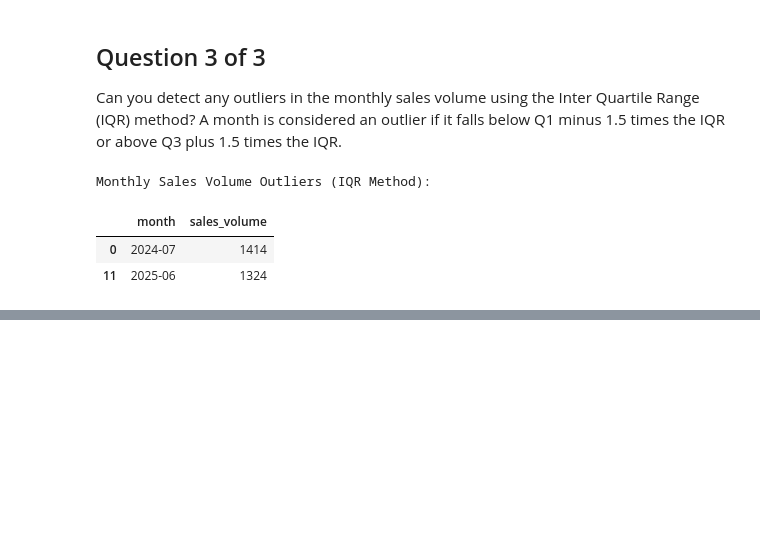
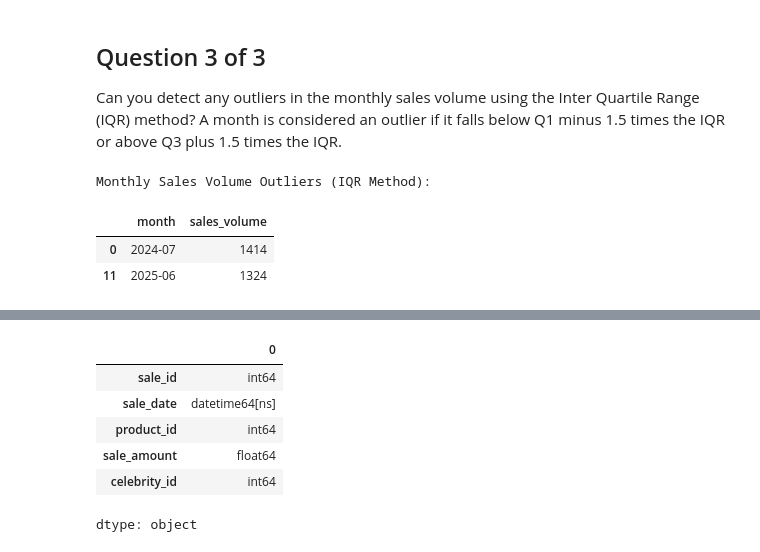
Before and after one commit to Haris-09/Python-Summer-Party-Challenge, a Jupyter notebook: Python_Summer_Party.ipynb, the cells around one changed output, grey strips where cells are left out. Cells and saved outputs as stored; diff of their text form; code cells hidden in the pictures; blank space fills up the shorter version.

```diff
--- a/Python_Summer_Party.ipynb
+++ b/Python_Summer_Party.ipynb
@@ -864,0 +875,35 @@ Monthly Sales Volume Outliers (IQR Method):
+# %%
+fct_sales = """sale_id	 sale_date  	product_id	 sale_amount	 celebrity_id
+1	 2025-01-10	 901	 NaN	 101
+2	 2025-01-15	 901	 1500	 101
+3	 2025-02-03	 902	 2000.5	 102
+4	 2025-03-12	 903	 2500.75	 103
+5	 2025-03-20	 904	 NaN	 104
+6	 2025-02-28	 901	 1000	 101
+7	 2025-03-25	 902	 300	 102
+8	 2025-03-30	 905	 1800	 105
+9  2025-01-20	 903	 1200	 103
+10	 2025-02-05	 906	 500	 106
+11	 2025-03-01	 907	 2200	 107
+12	 2025-02-15	 908	 1300	 101
+13	 2025-03-15	 909	 NaN	 102
+14	 2025-01-25	 910	 900	 108
+15	 2025-02-20	 905	 700	 105
+16	 2025-03-28	 902	 1500	 102
+17	 2024-11-15	 901	 800	 101
+18	 2024-07-30	 902	 1000	 102
+19	 2025-04-10	 905	 2000	 105
+20	 2024-09-05	 903	 1100	 103
+"""
+
+fct_sales = pd.read_csv(io.StringIO(fct_sales), sep='\s\s+', engine='python')
+fct_sales['sale_date'] = pd.to_datetime(fct_sales['sale_date'])
+fct_sales.dtypes
+# %% [output]
+|  | 0 |
+| sale_id | int64 |
+| sale_date | datetime64[ns] |
+| product_id | int64 |
+| sale_amount | float64 |
+| celebrity_id | int64 |
+dtype: object
```
Also changed, not shown: parts of 3 cells of this notebook.
